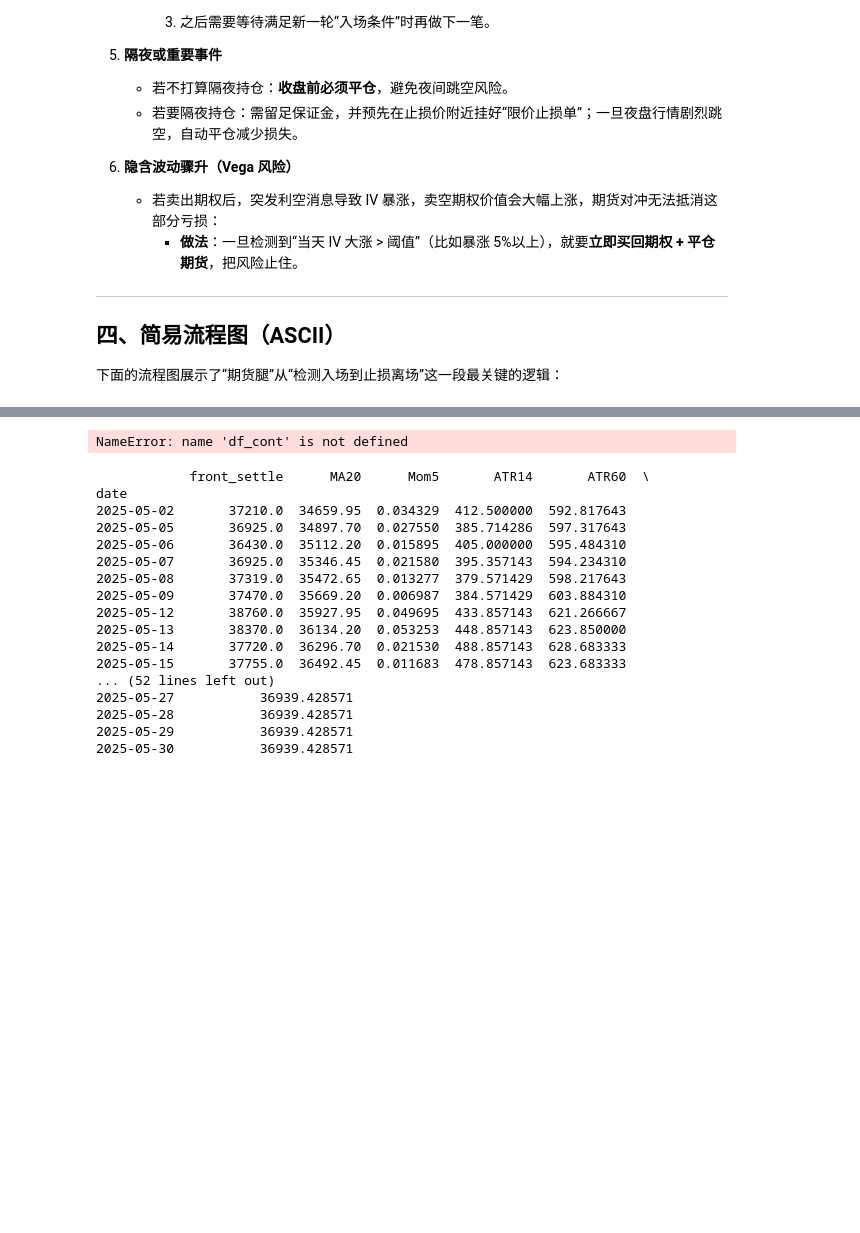
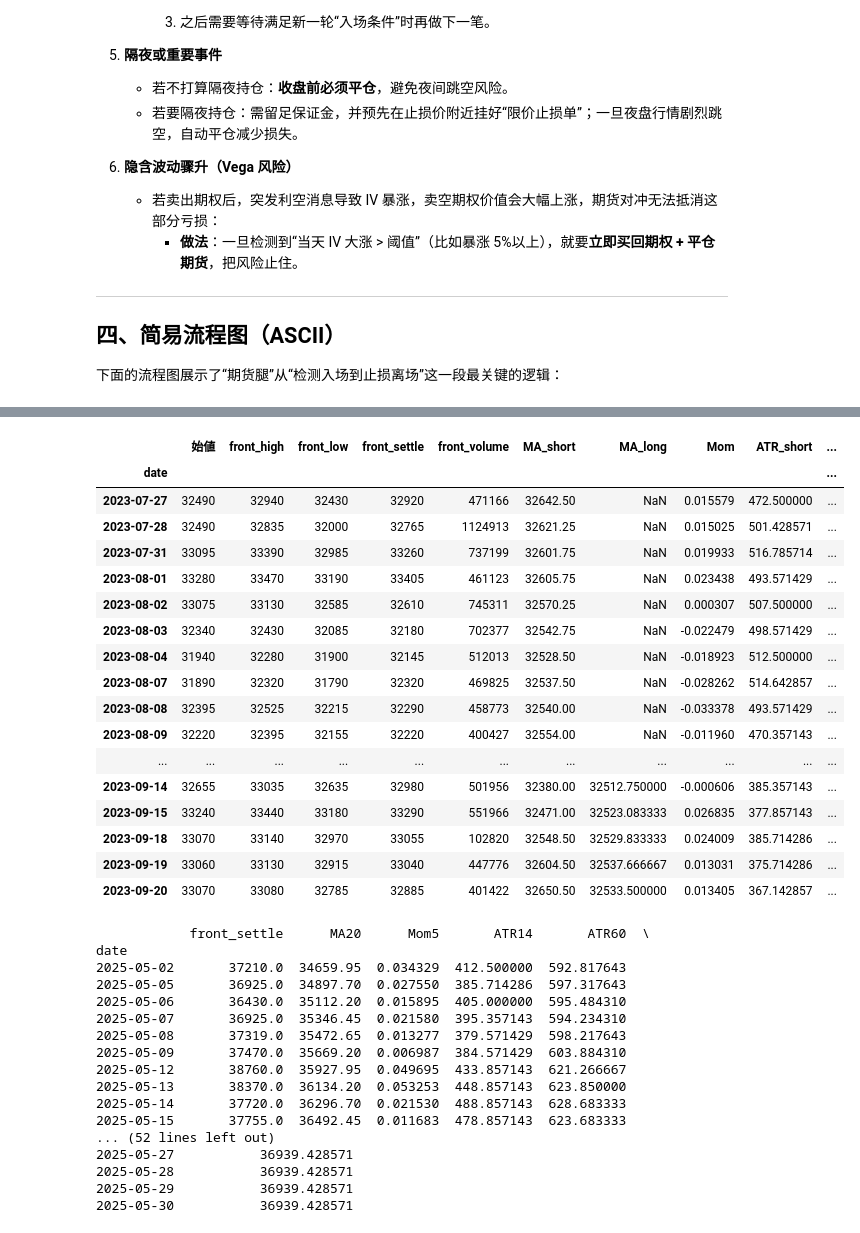
Before and after one commit to tenofovir/stock_analysis_tool, a Jupyter notebook: Quant.ipynb, the cells around one changed output, grey strips where cells are left out. Drawn from its saved outputs; the diff is of its cells as text; code cells hidden in the pictures; blank space fills up the shorter version.

```diff
--- a/Quant.ipynb
+++ b/Quant.ipynb
@@ -450,7 +702,7 @@ df = pd.read_csv("NK225M_simulated_call_full_with_underlying_marketprice.csv",
 
 # 2) 计算剩余到期时间 T（年）
 df["dte"] = (df["contract_month"] - df["date"]).dt.days
-df["T"] = df["dte"] / 365
+df["T"] = df["dte"] / 252
 
 # 3) 估算历史波动率：30日滚动年化
 df = df.sort_values("date")
@@ -1400,7 +1847,7 @@ def load_futures_excel(
     return df
 
 # 2. 计算技术指标
-def compute_indicators(df, ma_window=60, mom_period=5, atr_short=14, atr_long=60):
+def compute_indicators(df, ma_window=20, mom_period=5, atr_short=14, atr_long=60):
     df = df.copy()
     df['MA'] = df['front_settle'].rolling(ma_window).mean()
     df['Mom'] = df['front_settle'].pct_change(mom_period)
@@ -1415,7 +1862,7 @@ def compute_indicators(df, ma_window=60, mom_period=5, atr_short=14, atr_long=60
     return df
 
 # 3. 生成入场信号
-def generate_signals(df, vol_threshold=20000, atr_ratio=1.0):
+def generate_signals(df, vol_threshold=1000, atr_ratio=1.0):
     df = df.copy()
     df['can_enter'] = (
         (df['front_settle'] > df['MA']) &
@@ -1480,33 +1909,0 @@ df_sig
-# %%
-# ------------------------------
-# 5. 示例调用与可视化展示
-# ------------------------------
-
-# 拉取数据
-#df_cont = fetch_continuous_futures()
-# 计算指标
-# 2. 计算技术指标
-df_ind = compute_indicators(df_cont,
-                            ma_window=20,
-                            mom_period=3,
-                            atr_window_short=14,
-                            atr_window_long=60)
-# 生成信号（参数可调）
-df_signals = generate_signals(
-    df_ind,
-    vol_threshold=20000,
-    atr_filter_ratio=1.0,
-    stop_loss_multiplier=1.0,
-    pct_stop_loss=None
-)
-# 向下填充 Entry 和 Stop-Loss 用于持仓期间参考
-df_signals['entry_price_ffill'] = df_signals['entry_price'].ffill()
-df_signals['stop_loss_price_ffill'] = df_signals['stop_loss_price'].ffill()
-
-# 可视化
-plot_signals(df_signals)
-
-# 展示部分信号示例
-df_signals[['front_settle','MA','Mom','ATR_short','ATR_long','can_enter','entry_price','stop_loss_price','exit_price']].dropna(subset=['MA']).tail(20)
-# %% [output]
-NameError: name 'df_cont' is not defined
@@ -1512,0 +2060,21 @@ NameError: name 'df_cont' is not defined
+# %%
+df_sig.iloc[40:80]
+# %% [output]
+|  | 始値 | front_high | front_low | front_settle | front_volume | MA_short | MA_long | Mom | ATR_short | ... |
+| date |  |  |  |  |  |  |  |  |  | ... |
+| 2023-07-27 | 32490 | 32940 | 32430 | 32920 | 471166 | 32642.50 | NaN | 0.015579 | 472.500000 | ... |
+| 2023-07-28 | 32490 | 32835 | 32000 | 32765 | 1124913 | 32621.25 | NaN | 0.015025 | 501.428571 | ... |
+| 2023-07-31 | 33095 | 33390 | 32985 | 33260 | 737199 | 32601.75 | NaN | 0.019933 | 516.785714 | ... |
+| 2023-08-01 | 33280 | 33470 | 33190 | 33405 | 461123 | 32605.75 | NaN | 0.023438 | 493.571429 | ... |
+| 2023-08-02 | 33075 | 33130 | 32585 | 32610 | 745311 | 32570.25 | NaN | 0.000307 | 507.500000 | ... |
+| 2023-08-03 | 32340 | 32430 | 32085 | 32180 | 702377 | 32542.75 | NaN | -0.022479 | 498.571429 | ... |
+| 2023-08-04 | 31940 | 32280 | 31900 | 32145 | 512013 | 32528.50 | NaN | -0.018923 | 512.500000 | ... |
+| 2023-08-07 | 31890 | 32320 | 31790 | 32320 | 469825 | 32537.50 | NaN | -0.028262 | 514.642857 | ... |
+| 2023-08-08 | 32395 | 32525 | 32215 | 32290 | 458773 | 32540.00 | NaN | -0.033378 | 493.571429 | ... |
+| 2023-08-09 | 32220 | 32395 | 32155 | 32220 | 400427 | 32554.00 | NaN | -0.011960 | 470.357143 | ... |
+| ... | ... | ... | ... | ... | ... | ... | ... | ... | ... | ... |
+| 2023-09-14 | 32655 | 33035 | 32635 | 32980 | 501956 | 32380.00 | 32512.750000 | -0.000606 | 385.357143 | ... |
+| 2023-09-15 | 33240 | 33440 | 33180 | 33290 | 551966 | 32471.00 | 32523.083333 | 0.026835 | 377.857143 | ... |
+| 2023-09-18 | 33070 | 33140 | 32970 | 33055 | 102820 | 32548.50 | 32529.833333 | 0.024009 | 385.714286 | ... |
+| 2023-09-19 | 33060 | 33130 | 32915 | 33040 | 447776 | 32604.50 | 32537.666667 | 0.013031 | 375.714286 | ... |
+| 2023-09-20 | 33070 | 33080 | 32785 | 32885 | 401422 | 32650.50 | 32533.500000 | 0.013405 | 367.142857 | ... |
```
Also changed, not shown: parts of 20 cells of this notebook.
